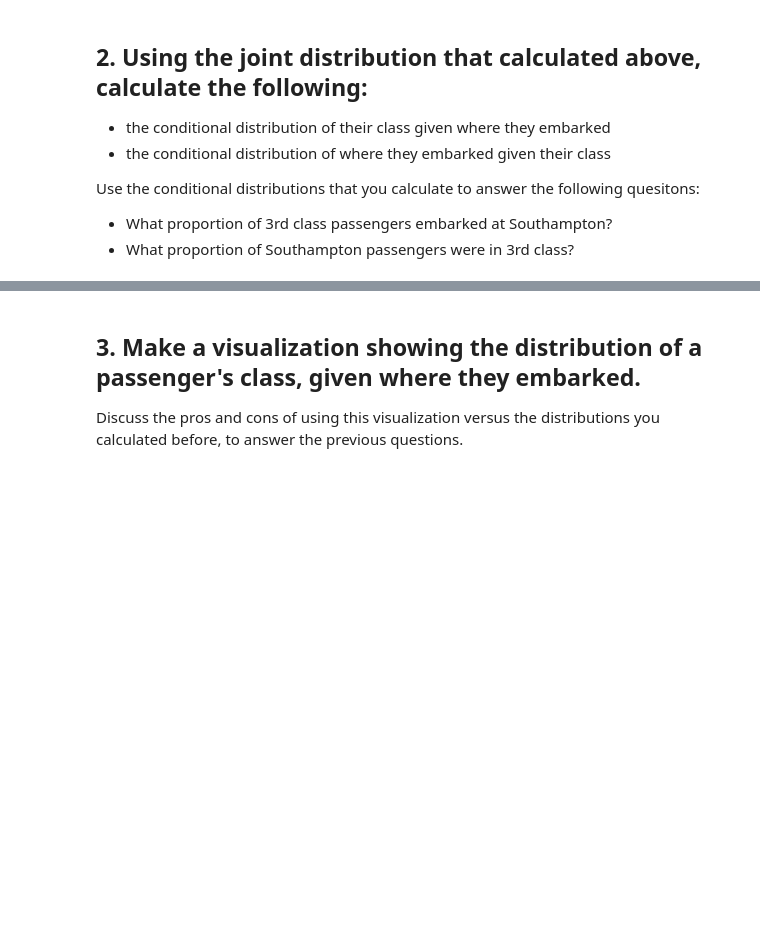
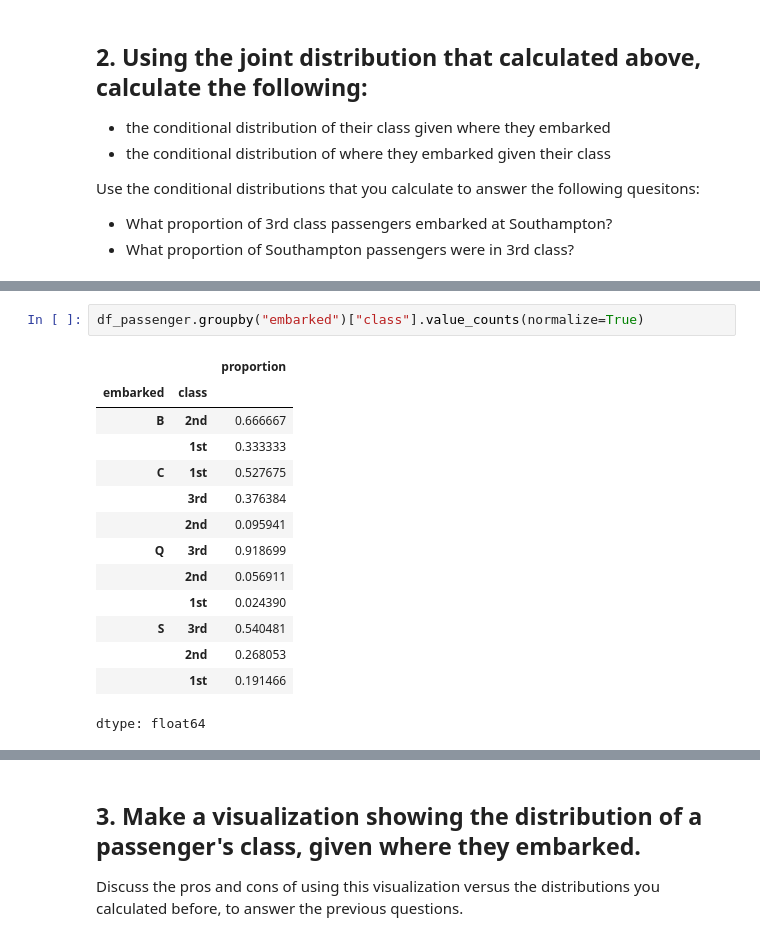
Before and after one commit to ulisesjcaroflores/Week2-GSB530F25, a Jupyter notebook: Titanic_Wrangling.ipynb, the cells around one changed output, grey strips where cells are left out. Cells and saved outputs as stored; diff of their text form; blank space fills up the shorter version.

```diff
--- a/Titanic_Wrangling.ipynb
+++ b/Titanic_Wrangling.ipynb
@@ -48,0 +116,17 @@ Use the conditional distributions that you calculate to answer the following que
+# %%
+df_passenger.groupby("embarked")["class"].value_counts(normalize=True)
+# %% [output]
+|  |  | proportion |
+| embarked | class |  |
+| B | 2nd | 0.666667 |
+|  | 1st | 0.333333 |
+| C | 1st | 0.527675 |
+|  | 3rd | 0.376384 |
+|  | 2nd | 0.095941 |
+| Q | 3rd | 0.918699 |
+|  | 2nd | 0.056911 |
+|  | 1st | 0.024390 |
+| S | 3rd | 0.540481 |
+|  | 2nd | 0.268053 |
+|  | 1st | 0.191466 |
+dtype: float64
```
Also changed, not shown: parts of 11 cells of this notebook.
